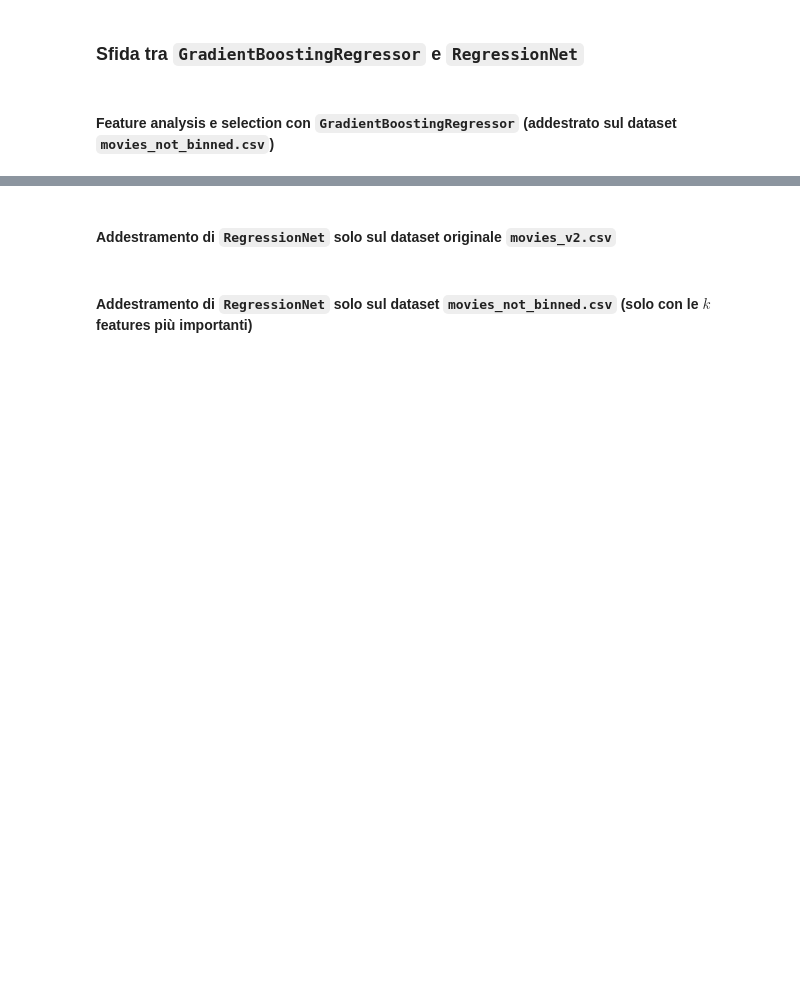
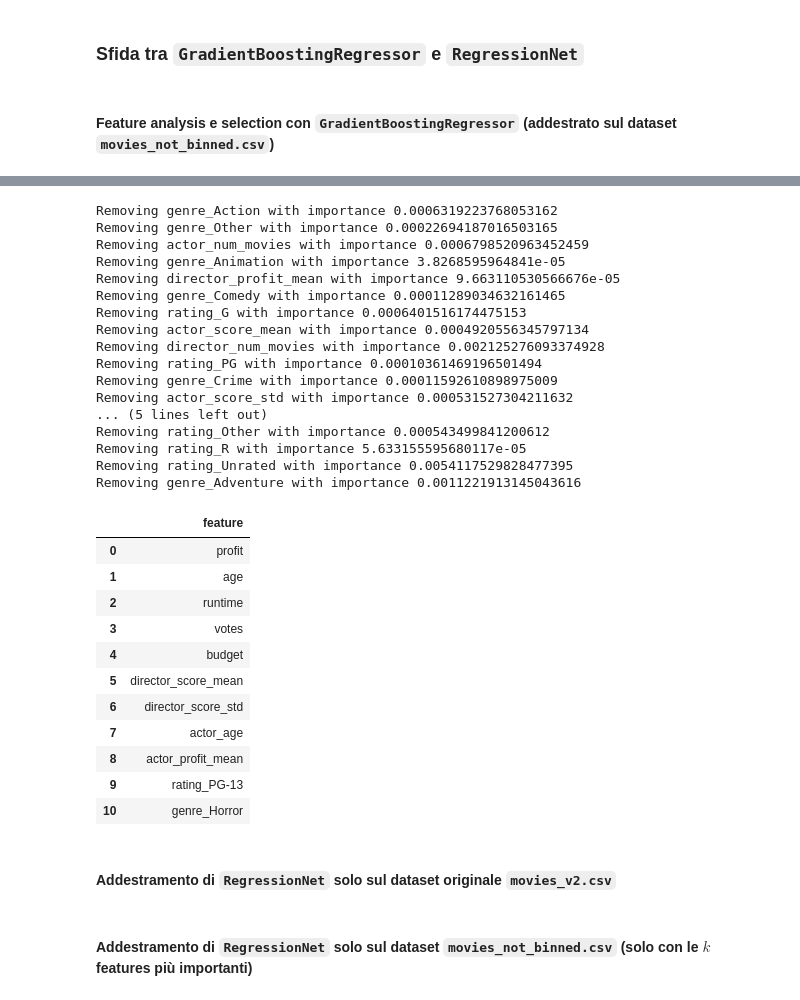
Before and after one commit to giosteh/ProgettoICon-MovieIndustryInsider, a Jupyter notebook: source/neural_net_challenge.ipynb, the cells around one changed output, grey strips where cells are left out. Drawn from its saved outputs; the diff is of its cells as text; code cells hidden in the pictures; blank space fills up the shorter version.

```diff
--- a/source/neural_net_challenge.ipynb
+++ b/source/neural_net_challenge.ipynb
@@ -6,7 +6,7 @@ from feature_selection_utils import *
 # %% [markdown]
 #### Feature analysis e selection con `GradientBoostingRegressor` (addestrato sul dataset `movies_not_binned.csv`)
 # %%
-df = pd.read_csv('dataset/movies_not_binned.csv')
+df = pd.read_csv('../dataset/movies_not_binned.csv')
 
 cols_to_retain = ['rating', 'genre', 'score', 'profit', 'age', 'runtime', 'votes', 'budget',
                   'director_num_movies', 'director_age', 'director_profit_mean', 'director_profit_std', 'director_score_mean', 'director_score_std',
@@ -37,14 +39,38 @@ study_model_with_best_features(model_name, df, cols, folds=5, retain='all')
 # %%
-# scelgo il numero di features per RFECV e riaddestro il modello
+# scelgo il numero di features per RFECV e confronto i risultati
 
-k = 10
-grid_params = {
-    'max_depth': [4, 6],
-    'min_samples_split': [8, 10, 12],
-    'min_samples_leaf': [6, 8, 10],
-}
-
-best_features = study_model_with_best_features(model_name, df, cols, retain=k, grid_params=grid_params)
+k = 11
+study_model_with_best_features(model_name, df, cols, retain=k)
+# %% [output]
+Removing genre_Action with importance 0.0006319223768053162
+Removing genre_Other with importance 0.00022694187016503165
+Removing actor_num_movies with importance 0.0006798520963452459
+Removing genre_Animation with importance 3.8268595964841e-05
+Removing director_profit_mean with importance 9.663110530566676e-05
+Removing genre_Comedy with importance 0.00011289034632161465
+Removing rating_G with importance 0.0006401516174475153
+Removing actor_score_mean with importance 0.0004920556345797134
+Removing director_num_movies with importance 0.002125276093374928
+Removing rating_PG with importance 0.00010361469196501494
+Removing genre_Crime with importance 0.00011592610898975009
+Removing actor_score_std with importance 0.000531527304211632
+... (5 lines left out)
+Removing rating_Other with importance 0.000543499841200612
+Removing rating_R with importance 5.633155595680117e-05
+Removing rating_Unrated with importance 0.0054117529828477395
+Removing genre_Adventure with importance 0.0011221913145043616
+|  | feature |
+| 0 | profit |
+| 1 | age |
+| 2 | runtime |
+| 3 | votes |
+| 4 | budget |
+| 5 | director_score_mean |
+| 6 | director_score_std |
+| 7 | actor_age |
+| 8 | actor_profit_mean |
+| 9 | rating_PG-13 |
+| 10 | genre_Horror |
 # %% [markdown]
 #### Addestramento di `RegressionNet` solo sul dataset originale `movies_v2.csv`
 # %% [markdown]
```
Also changed, not shown: parts of 1 cell of this notebook, 1 other file.
